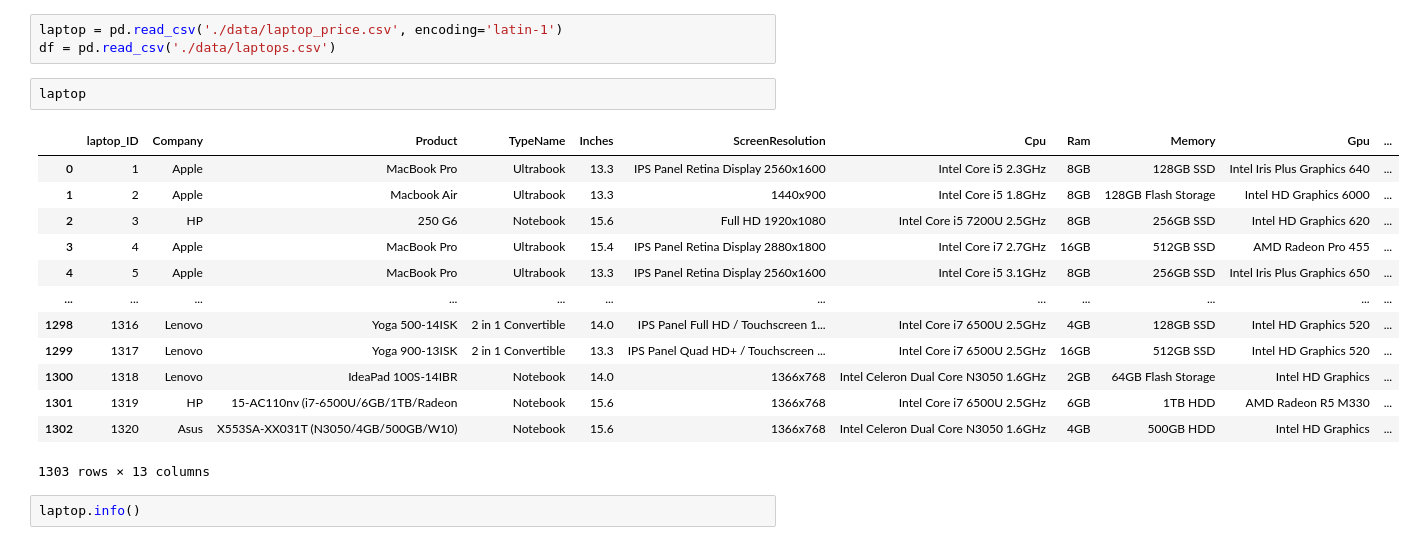
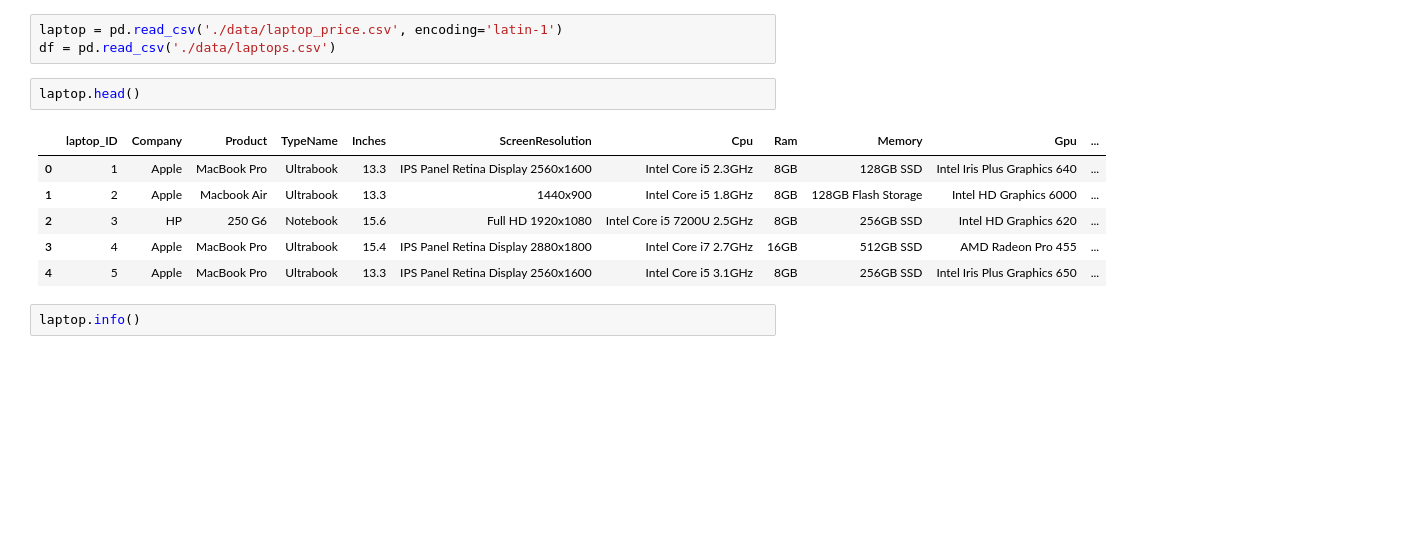
Before and after one commit to AleexSilva/laptop_price_prediction, a Jupyter notebook: ETL-Process.ipynb, the cells around one changed output. Cells and saved outputs as stored; diff of their text form; blank space fills up the shorter version.

```diff
--- a/ETL-Process.ipynb
+++ b/ETL-Process.ipynb
@@ -7,21 +7,14 @@ import seaborn as sns
 laptop = pd.read_csv('./data/laptop_price.csv', encoding='latin-1')
 df = pd.read_csv('./data/laptops.csv')
 # %%
-laptop
+laptop.head()
 # %% [output]
 |  | laptop_ID | Company | Product | TypeName | Inches | ScreenResolution | Cpu | Ram | Memory | Gpu | ... |
 | 0 | 1 | Apple | MacBook Pro | Ultrabook | 13.3 | IPS Panel Retina Display 2560x1600 | Intel Core i5 2.3GHz | 8GB | 128GB SSD | Intel Iris Plus Graphics 640 | ... |
 | 1 | 2 | Apple | Macbook Air | Ultrabook | 13.3 | 1440x900 | Intel Core i5 1.8GHz | 8GB | 128GB Flash Storage | Intel HD Graphics 6000 | ... |
 | 2 | 3 | HP | 250 G6 | Notebook | 15.6 | Full HD 1920x1080 | Intel Core i5 7200U 2.5GHz | 8GB | 256GB SSD | Intel HD Graphics 620 | ... |
 | 3 | 4 | Apple | MacBook Pro | Ultrabook | 15.4 | IPS Panel Retina Display 2880x1800 | Intel Core i7 2.7GHz | 16GB | 512GB SSD | AMD Radeon Pro 455 | ... |
 | 4 | 5 | Apple | MacBook Pro | Ultrabook | 13.3 | IPS Panel Retina Display 2560x1600 | Intel Core i5 3.1GHz | 8GB | 256GB SSD | Intel Iris Plus Graphics 650 | ... |
-| ... | ... | ... | ... | ... | ... | ... | ... | ... | ... | ... | ... |
-| 1298 | 1316 | Lenovo | Yoga 500-14ISK | 2 in 1 Convertible | 14.0 | IPS Panel Full HD / Touchscreen 1... | Intel Core i7 6500U 2.5GHz | 4GB | 128GB SSD | Intel HD Graphics 520 | ... |
-| 1299 | 1317 | Lenovo | Yoga 900-13ISK | 2 in 1 Convertible | 13.3 | IPS Panel Quad HD+ / Touchscreen ... | Intel Core i7 6500U 2.5GHz | 16GB | 512GB SSD | Intel HD Graphics 520 | ... |
-| 1300 | 1318 | Lenovo | IdeaPad 100S-14IBR | Notebook | 14.0 | 1366x768 | Intel Celeron Dual Core N3050 1.6GHz | 2GB | 64GB Flash Storage | Intel HD Graphics | ... |
-| 1301 | 1319 | HP | 15-AC110nv (i7-6500U/6GB/1TB/Radeon | Notebook | 15.6 | 1366x768 | Intel Core i7 6500U 2.5GHz | 6GB | 1TB HDD | AMD Radeon R5 M330 | ... |
-| 1302 | 1320 | Asus | X553SA-XX031T (N3050/4GB/500GB/W10) | Notebook | 15.6 | 1366x768 | Intel Celeron Dual Core N3050 1.6GHz | 4GB | 500GB HDD | Intel HD Graphics | ... |
-1303 rows × 13 columns
 # %%
 laptop.info()
 # %% [output]
```
Also changed, not shown: parts of 29 cells of this notebook, 2 other files.
